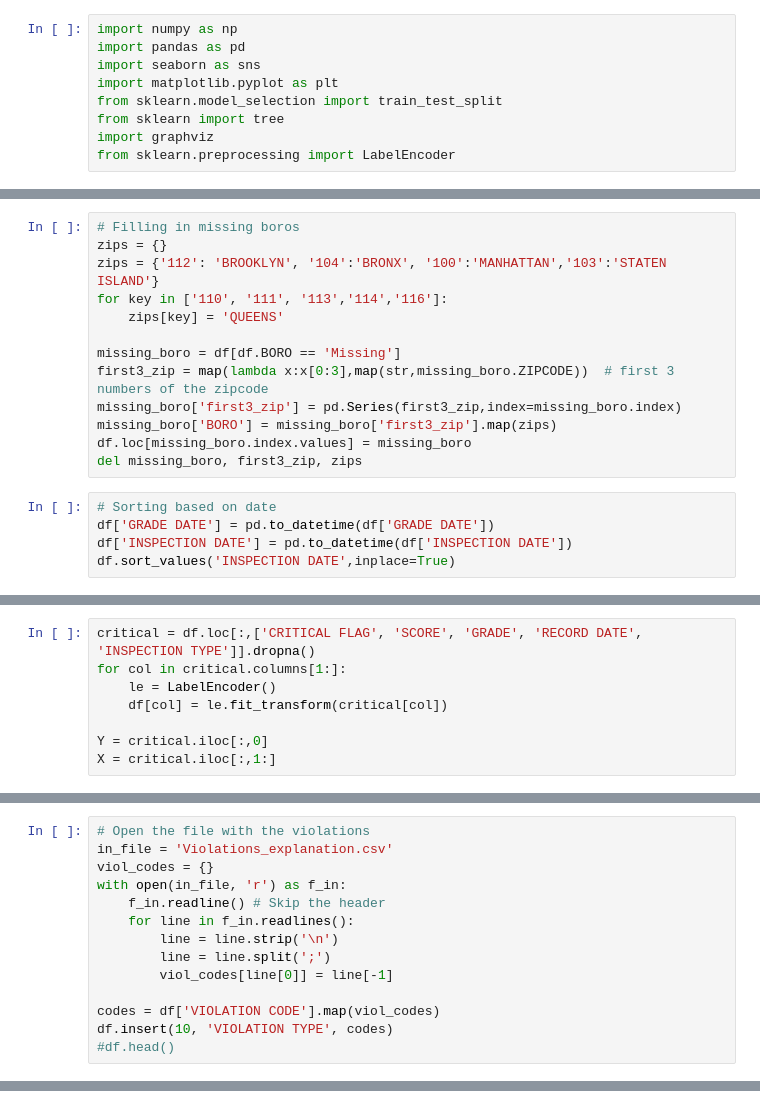
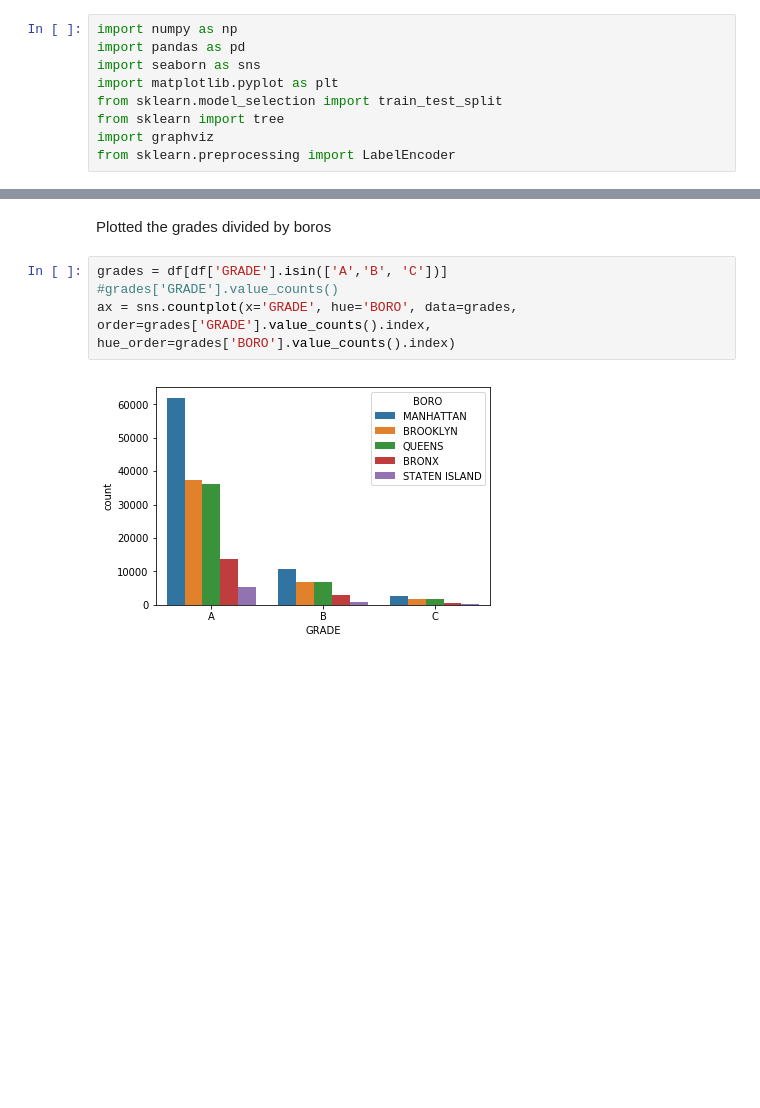
Before and after one commit to stefanopoggio/restaurant-inspection, a Jupyter notebook: Inspection_code.ipynb, the cells around one changed output, grey strips where cells are left out. Saved outputs shown, nothing was run; the diff lists cells and outputs as text; blank space fills up the shorter version.

Commit message:
Plotted graphs

```diff
--- a/Inspection_code.ipynb
+++ b/Inspection_code.ipynb
@@ -26,18 +16,0 @@ See the caveats in the documentation: http://pandas.pydata.org/pandas-docs/stabl
-# %%
-# Filling in missing boros
-zips = {}
-zips = {'112': 'BROOKLYN', '104':'BRONX', '100':'MANHATTAN','103':'STATEN ISLAND'}
-for key in ['110', '111', '113','114','116']:
-    zips[key] = 'QUEENS'
-
-missing_boro = df[df.BORO == 'Missing']
-first3_zip = map(lambda x:x[0:3],map(str,missing_boro.ZIPCODE))  # first 3 numbers of the zipcode
-missing_boro['first3_zip'] = pd.Series(first3_zip,index=missing_boro.index)
-missing_boro['BORO'] = missing_boro['first3_zip'].map(zips)
-df.loc[missing_boro.index.values] = missing_boro
-del missing_boro, first3_zip, zips
-# %%
-# Sorting based on date
-df['GRADE DATE'] = pd.to_datetime(df['GRADE DATE'])
-df['INSPECTION DATE'] = pd.to_datetime(df['INSPECTION DATE'])
-df.sort_values('INSPECTION DATE',inplace=True)
@@ -95,8 +16,0 @@ array(['Cycle Inspection / Initial Inspection',
-# %%
-critical = df.loc[:,['CRITICAL FLAG', 'SCORE', 'GRADE', 'RECORD DATE', 'INSPECTION TYPE']].dropna()
-for col in critical.columns[1:]:
-    le = LabelEncoder()
-    df[col] = le.fit_transform(critical[col])
-
-Y = critical.iloc[:,0]
-X = critical.iloc[:,1:]
@@ -123,14 +16,0 @@ scores.describe()
-# %%
-# Open the file with the violations
-in_file = 'Violations_explanation.csv'
-viol_codes = {}
-with open(in_file, 'r') as f_in:
-    f_in.readline() # Skip the header
-    for line in f_in.readlines():
-        line = line.strip('\n')
-        line = line.split(';')
-        viol_codes[line[0]] = line[-1]
-
-codes = df['VIOLATION CODE'].map(viol_codes)
-df.insert(10, 'VIOLATION TYPE', codes)
-#df.head()
@@ -164,0 +27,8 @@ NameError: name 'X' is not defined
+# %% [markdown]
+Plotted the grades divided by boros
+# %%
+grades = df[df['GRADE'].isin(['A','B', 'C'])]
+#grades['GRADE'].value_counts()
+ax = sns.countplot(x='GRADE', hue='BORO', data=grades, order=grades['GRADE'].value_counts().index, hue_order=grades['BORO'].value_counts().index)
+# %% [output]
+[figure, added]
```
Also changed, not shown: parts of 26 cells of this notebook.
